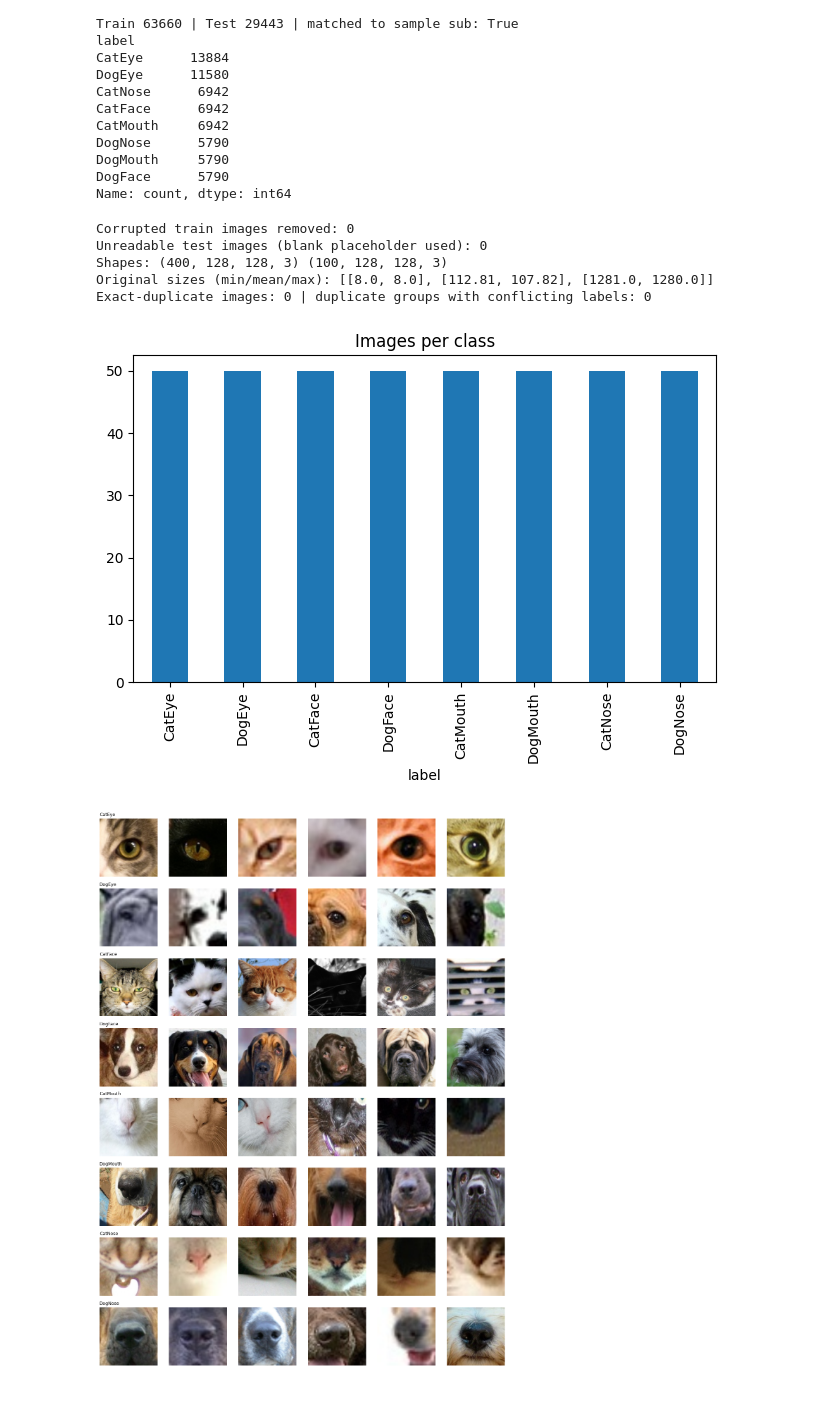
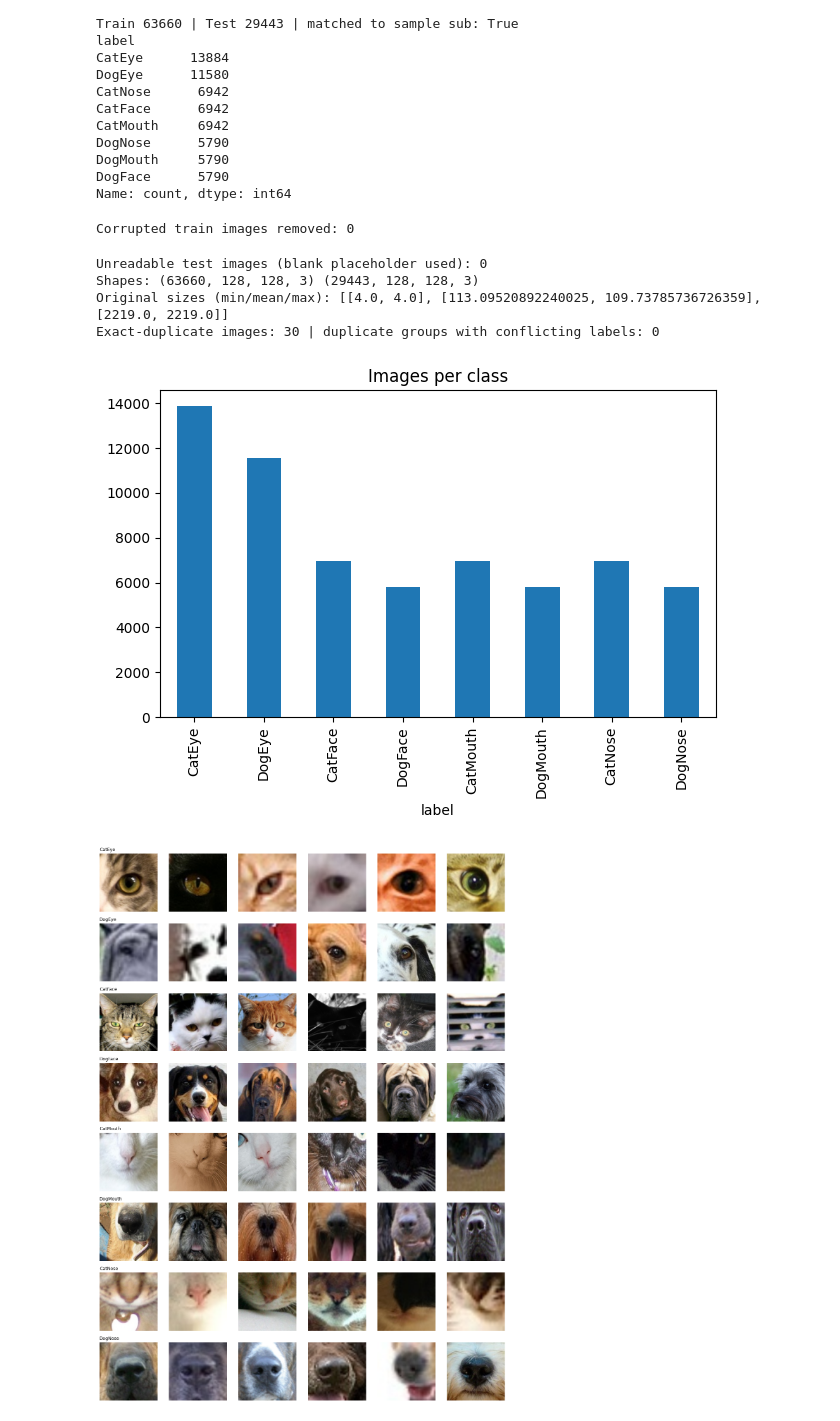
Before and after one commit to iybl/Facial-Feature-Classification-Challenge, a Jupyter notebook: Iyla_FFC.ipynb, the cells around one changed output. Saved outputs shown, nothing was run; the diff lists cells and outputs as text; code cells hidden in the pictures.

```diff
--- a/Iyla_FFC.ipynb
+++ b/Iyla_FFC.ipynb
@@ -10,7 +10,7 @@ import torchvision.transforms as T
 from sklearn.model_selection import StratifiedGroupKFold
 from sklearn.metrics import classification_report, confusion_matrix, ConfusionMatrixDisplay
 
-DEBUG      = True    # True = tiny CPU dry run. Set False for the real run.
+DEBUG      = False    # True = tiny CPU dry run. Set False for the real run.
 CHANNELS   = 1       # 1 = grayscale, 3 = RGB
 IMG_SIZE   = 128
 BATCH_SIZE = 64
@@ -90,6 +90,9 @@ DogMouth     5790
 DogFace      5790
 Name: count, dtype: int64
 # %%
+from multiprocessing import Pool
+from tqdm.auto import tqdm
+
 if DEBUG:
     train_df = train_df.groupby('label').head(50).reset_index(drop=True)
     test_paths, test_ids = test_paths[:100], test_ids[:100]
@@ -115,7 +118,9 @@ if npz.exists() and pkl.exists():
         print('Cache is stale (test ids differ) - rebuilding')
 
 if not cache_ok:
-    res = [load(p) for p in train_df['path']]
+    with Pool(4) as pool:
+        res = list(tqdm(pool.imap(load, train_df['path'].tolist(), chunksize=64),
+                        total=len(train_df), desc='Train images'))
     train_df['w']   = [r[1] for r in res]
     train_df['h']   = [r[2] for r in res]
     train_df['md5'] = [r[3] for r in res]
@@ -123,37 +128,41 @@ if not cache_ok:
     X_all = np.stack([r[0] for r in res if r[4]])
     train_df = train_df[ok].reset_index(drop=True)
     print('Corrupted train images removed:', (~ok).sum())
     del res
+
     blank = np.zeros((IMG_SIZE, IMG_SIZE, 3), dtype=np.uint8)
-    tres = [load(p) for p in test_paths]
+    with Pool(4) as pool:
+        tres = list(tqdm(pool.imap(load, test_paths, chunksize=64),
+                         total=len(test_paths), desc='Test images'))
     print('Unreadable test images (blank placeholder used):', sum(not r[4] for r in tres))
     X_test = np.stack([r[0] if r[4] else blank for r in tres])
     del tres
+
     np.savez(npz, X_all=X_all, X_test=X_test, test_ids=np.array(test_ids))
     train_df.to_pickle(pkl)
 
 train_df['y'] = train_df['label'].map({c: i for i, c in enumerate(CLASSES)})
 y_all = train_df['y'].values
 print('Shapes:', X_all.shape, X_test.shape)
 print('Original sizes (min/mean/max):', train_df[['w', 'h']].agg(['min', 'mean', 'max']).values.tolist())
 dup = train_df.duplicated('md5', keep=False)
 print('Exact-duplicate images:', dup.sum(),
       '| duplicate groups with conflicting labels:', (train_df[dup].groupby('md5')['label'].nunique() > 1).sum())
 
 train_df['label'].value_counts().reindex(CLASSES).plot.bar(title='Images per class'); plt.tight_layout()
 plt.savefig(OUT_DIR / 'class_counts.png', dpi=150); plt.show()
 
 fig, axes = plt.subplots(len(CLASSES), 6, figsize=(12, 2 * len(CLASSES)))
 for r, c in enumerate(CLASSES):
     idx = train_df.index[train_df['label'] == c][:6]
     for k, i in enumerate(idx): axes[r, k].imshow(X_all[i]); axes[r, k].axis('off')
     axes[r, 0].set_title(c, loc='left', fontsize=9)
 plt.tight_layout(); plt.savefig(OUT_DIR / 'samples.png', dpi=120); plt.show()
 # %% [output]
 Corrupted train images removed: 0
-Unreadable test images (blank placeholder used): 0
-Shapes: (400, 128, 128, 3) (100, 128, 128, 3)
-Original sizes (min/mean/max): [[8.0, 8.0], [112.81, 107.82], [1281.0, 1280.0]]
-Exact-duplicate images: 0 | duplicate groups with conflicting labels: 0
+Unreadable test images (blank placeholder used): 0
+Shapes: (63660, 128, 128, 3) (29443, 128, 128, 3)
+Original sizes (min/mean/max): [[4.0, 4.0], [113.09520892240025, 109.73785736726359], [2219.0, 2219.0]]
+Exact-duplicate images: 30 | duplicate groups with conflicting labels: 0
-[figure, old version]
+[figure, new version]
 [figure]
```
Also changed, not shown: parts of 12 cells of this notebook.
